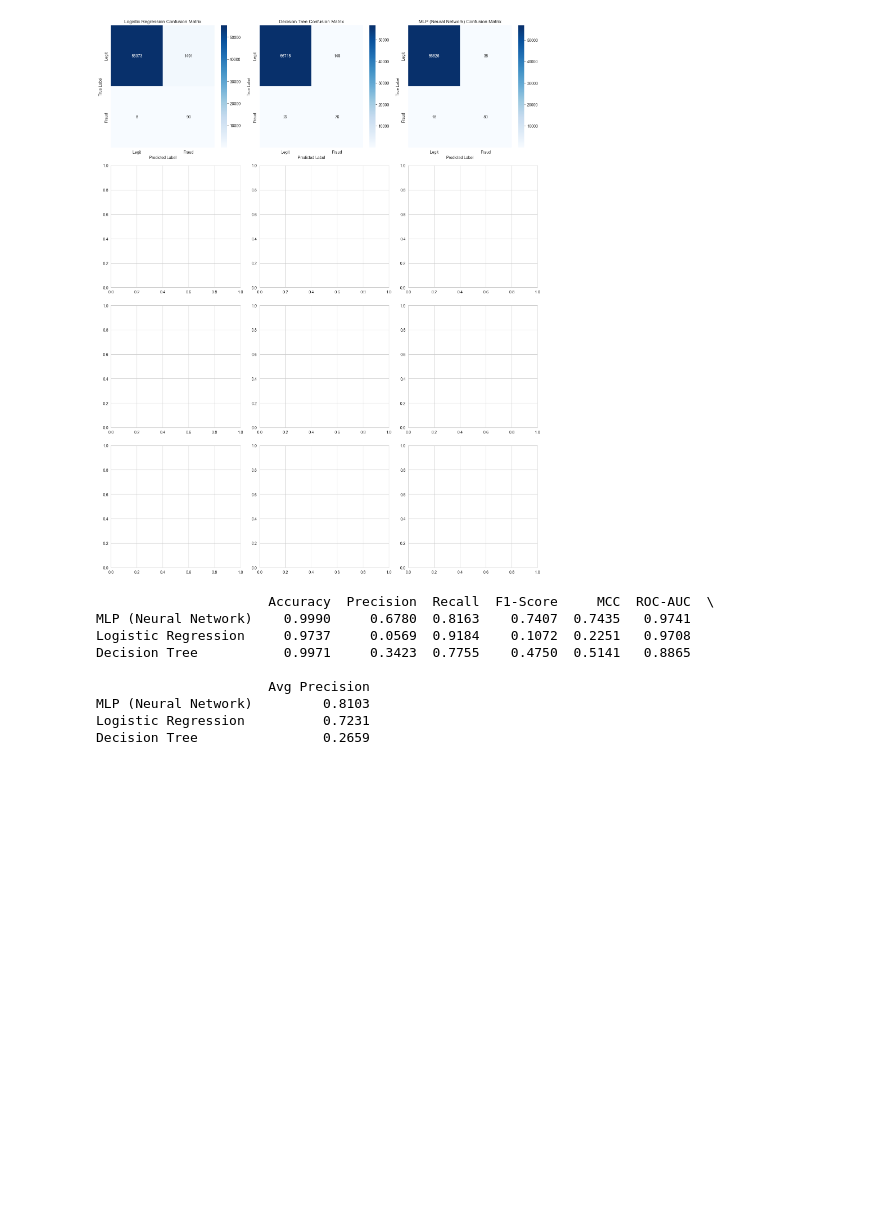
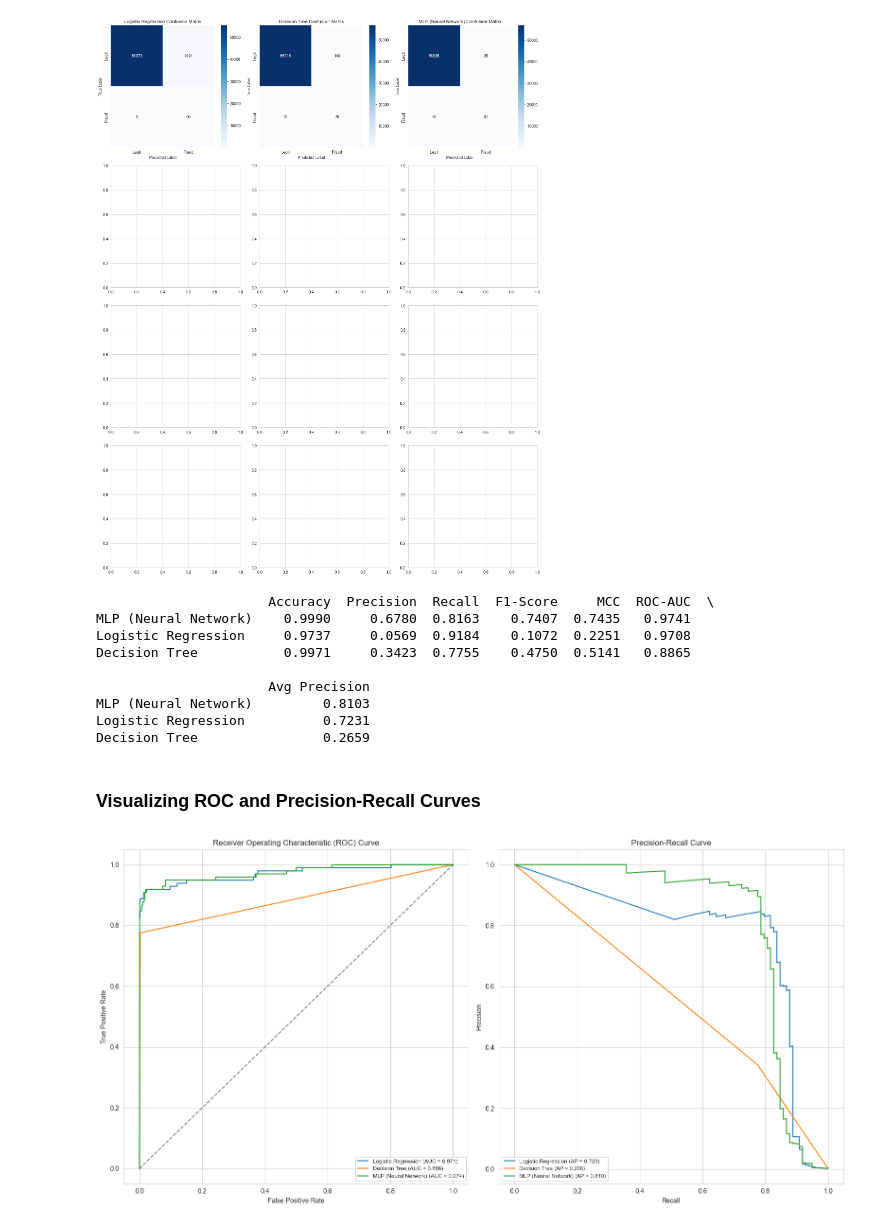
Before and after one commit to ifta-faisal/Credit_Card_Fraud_Detection, a Jupyter notebook: credit_card_fraud_detection.ipynb, the cells around one changed output. Cells and saved outputs as stored; diff of their text form; code cells hidden in the pictures; blank space fills up the shorter version.

Commit message:
added details classification report and comparison between different models

```diff
--- a/credit_card_fraud_detection.ipynb
+++ b/credit_card_fraud_detection.ipynb
@@ -287,3 +287,40 @@ Decision Tree           0.9971     0.3423  0.7755    0.4750  0.5141   0.8865
 MLP (Neural Network)         0.8103
 Logistic Regression          0.7231
 Decision Tree                0.2659
+# %% [markdown]
+### Visualizing ROC and Precision-Recall Curves
+# %%
+# Plot ROC and PR Curves for all models
+fig, (ax1, ax2) = plt.subplots(1, 2, figsize=(16, 8))
+
+for name, model in trained_models.items():
+    if hasattr(model, 'predict_proba'):
+        y_scores = model.predict_proba(X_test)[:, 1]
+    else:
+        y_scores = model.decision_function(X_test)
+
+    # ROC Curve
+    fpr, tpr, _ = roc_curve(y_test, y_scores)
+    roc_auc = roc_auc_score(y_test, y_scores)
+    ax1.plot(fpr, tpr, label=f'{name} (AUC = {roc_auc:.3f})')
+
+    # PR Curve
+    precisions, recalls, _ = precision_recall_curve(y_test, y_scores)
+    ap = average_precision_score(y_test, y_scores)
+    ax2.plot(recalls, precisions, label=f'{name} (AP = {ap:.3f})')
+
+ax1.plot([0, 1], [0, 1], 'k--', alpha=0.5)
+ax1.set_xlabel('False Positive Rate')
+ax1.set_ylabel('True Positive Rate')
+ax1.set_title('Receiver Operating Characteristic (ROC) Curve')
+ax1.legend(loc='lower right', fontsize='small')
+
+ax2.set_xlabel('Recall')
+ax2.set_ylabel('Precision')
+ax2.set_title('Precision-Recall Curve')
+ax2.legend(loc='lower left', fontsize='small')
+
+plt.tight_layout()
+plt.show()
+# %% [output]
+[figure, added]
```
Also changed, not shown: parts of 4 cells of this notebook.
